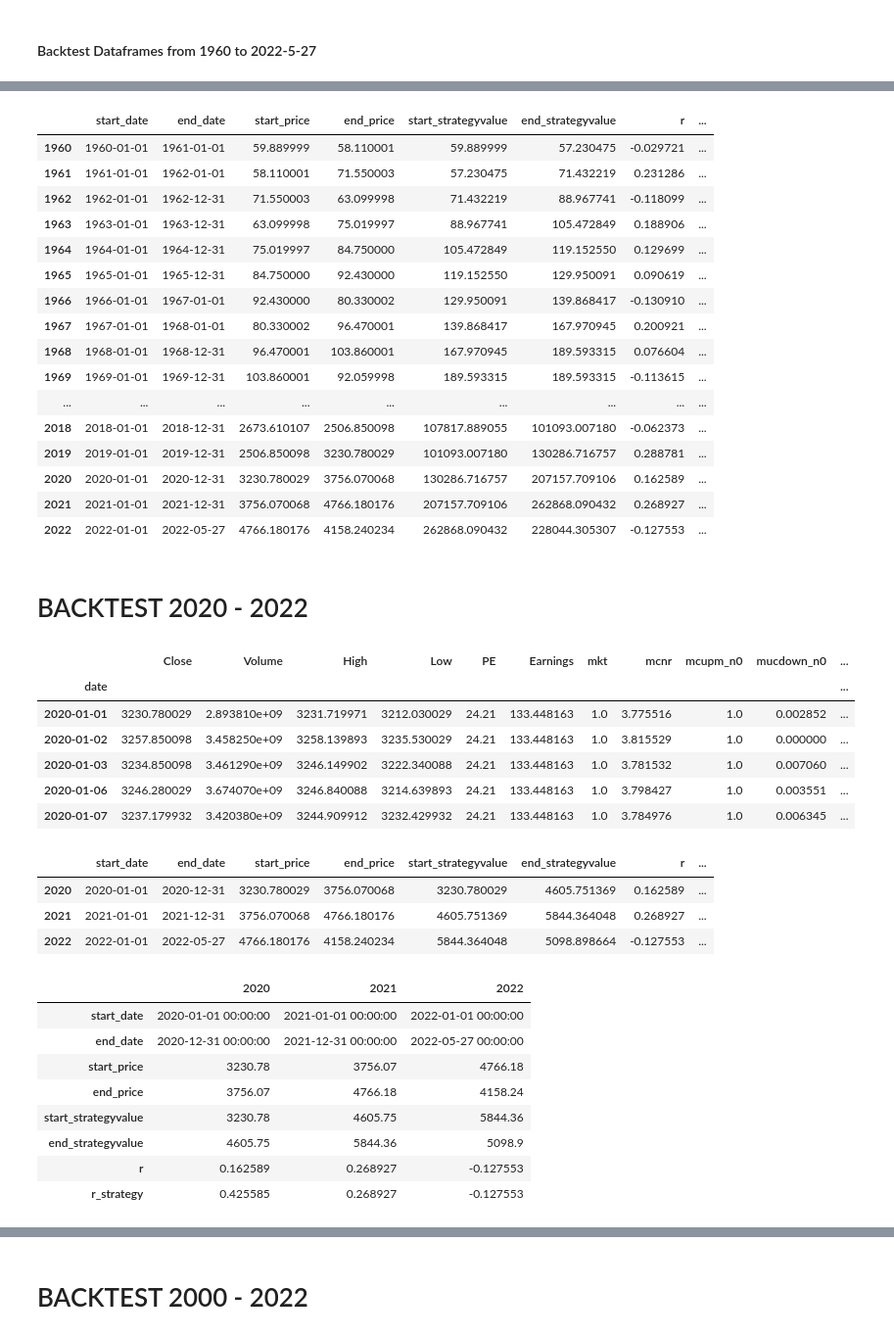
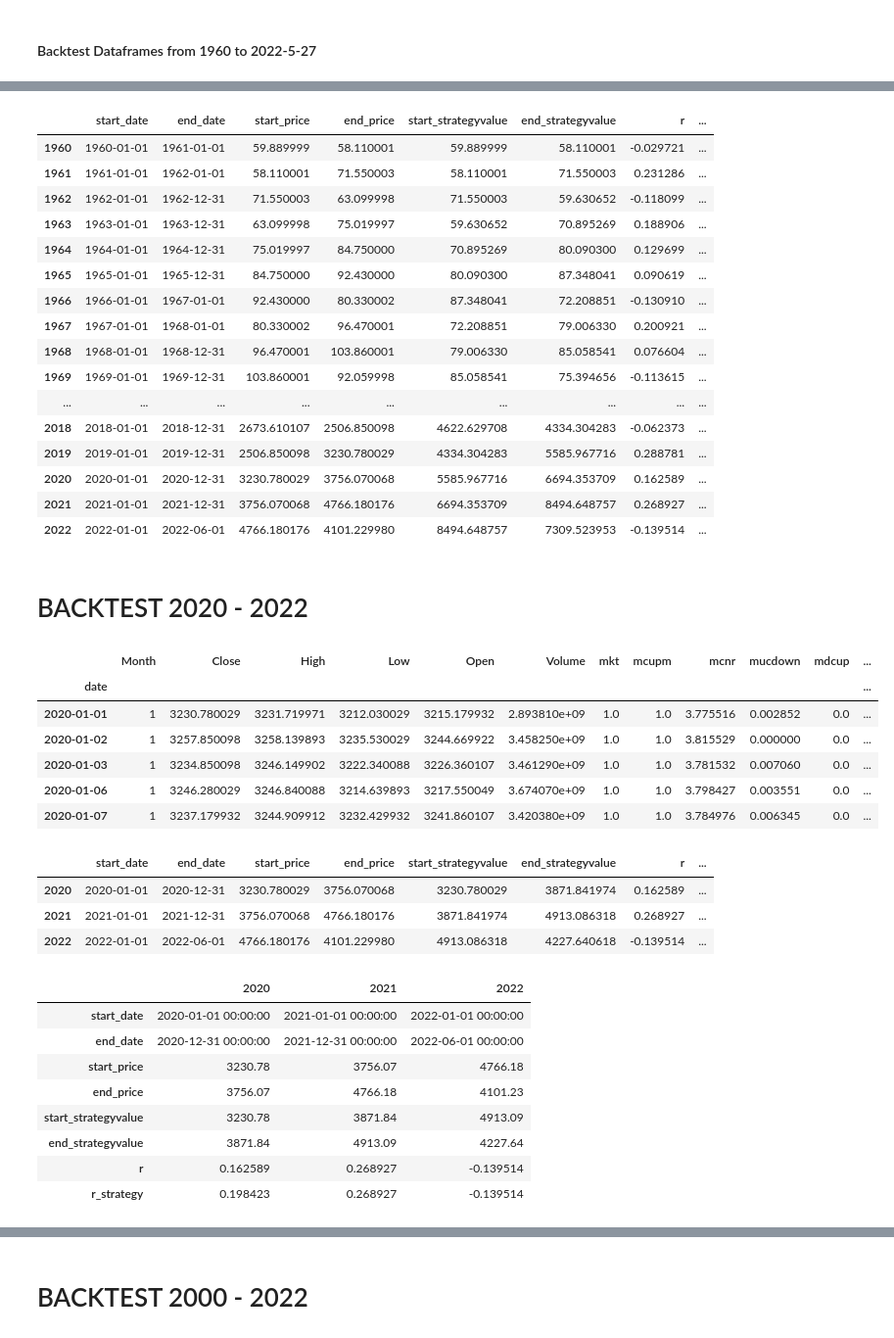
Before and after one commit to Aljgutier/Pyquant, a Jupyter notebook: SP500_MktCycle_ML_2.ipynb, the cells around one changed output, grey strips where cells are left out. Shown at 98% size. Drawn from its saved outputs; the diff is of its cells as text; code cells hidden in the pictures.

```diff
--- a/SP500_MktCycle_ML_2.ipynb
+++ b/SP500_MktCycle_ML_2.ipynb
@@ -29,9 +43,10 @@ filename = './data/df_ml_2022519_195013_to_2022519.csv'
 filename = './data/df_ml_2022520_195013_to_2022520.csv'
 filename ='./data/df_ml_2022526_195013_to_2022526.csv'
 filename = './data/df_ml_2022527_195013_to_2022527.csv'
+filename = './data/df_ml_202265_195013_to_2022527.csv'
+filename = './data/df_ml_202265_195013_to_202263.csv'
 dfMLXY = pd.read_csv(filename,index_col=0,parse_dates=True)
 print(dfMLXY.shape)
-
 
 dfMLXY.drop('T10Y3M',axis=1,inplace=True)  # data starts at 1982-1-1
 
@@ -1030,57 +967,59 @@ dfxyp.tail()
 # %%
-se=(dt.datetime(1960,1,1),dt.datetime(2022,5,27))
+s,e=dt.datetime(1960,1,1),dt.datetime(2022,6,1)
 price_variable = 'Close'
-dftsummary,dfbt=fmbacktest(dfxyp[se[0]:se[1]].copy(),price_variable,'p')
+trade_variable = 'mcupm'
+dftsummary,dfbt=fmbacktest(dfMLXY[s:e].copy(),price_variable,trade_variable)
 dftsummary
 # %% [output]
 |  | start_date | end_date | start_price | end_price | start_strategyvalue | end_strategyvalue | r | ... |
-| 1960 | 1960-01-01 | 1961-01-01 | 59.889999 | 58.110001 | 59.889999 | 57.230475 | -0.029721 | ... |
-| 1961 | 1961-01-01 | 1962-01-01 | 58.110001 | 71.550003 | 57.230475 | 71.432219 | 0.231286 | ... |
-| 1962 | 1962-01-01 | 1962-12-31 | 71.550003 | 63.099998 | 71.432219 | 88.967741 | -0.118099 | ... |
-| 1963 | 1963-01-01 | 1963-12-31 | 63.099998 | 75.019997 | 88.967741 | 105.472849 | 0.188906 | ... |
-| 1964 | 1964-01-01 | 1964-12-31 | 75.019997 | 84.750000 | 105.472849 | 119.152550 | 0.129699 | ... |
-| 1965 | 1965-01-01 | 1965-12-31 | 84.750000 | 92.430000 | 119.152550 | 129.950091 | 0.090619 | ... |
-| 1966 | 1966-01-01 | 1967-01-01 | 92.430000 | 80.330002 | 129.950091 | 139.868417 | -0.130910 | ... |
-| 1967 | 1967-01-01 | 1968-01-01 | 80.330002 | 96.470001 | 139.868417 | 167.970945 | 0.200921 | ... |
-| 1968 | 1968-01-01 | 1968-12-31 | 96.470001 | 103.860001 | 167.970945 | 189.593315 | 0.076604 | ... |
-| 1969 | 1969-01-01 | 1969-12-31 | 103.860001 | 92.059998 | 189.593315 | 189.593315 | -0.113615 | ... |
+| 1960 | 1960-01-01 | 1961-01-01 | 59.889999 | 58.110001 | 59.889999 | 58.110001 | -0.029721 | ... |
+| 1961 | 1961-01-01 | 1962-01-01 | 58.110001 | 71.550003 | 58.110001 | 71.550003 | 0.231286 | ... |
+| 1962 | 1962-01-01 | 1962-12-31 | 71.550003 | 63.099998 | 71.550003 | 59.630652 | -0.118099 | ... |
+| 1963 | 1963-01-01 | 1963-12-31 | 63.099998 | 75.019997 | 59.630652 | 70.895269 | 0.188906 | ... |
+| 1964 | 1964-01-01 | 1964-12-31 | 75.019997 | 84.750000 | 70.895269 | 80.090300 | 0.129699 | ... |
+| 1965 | 1965-01-01 | 1965-12-31 | 84.750000 | 92.430000 | 80.090300 | 87.348041 | 0.090619 | ... |
+| 1966 | 1966-01-01 | 1967-01-01 | 92.430000 | 80.330002 | 87.348041 | 72.208851 | -0.130910 | ... |
+| 1967 | 1967-01-01 | 1968-01-01 | 80.330002 | 96.470001 | 72.208851 | 79.006330 | 0.200921 | ... |
+| 1968 | 1968-01-01 | 1968-12-31 | 96.470001 | 103.860001 | 79.006330 | 85.058541 | 0.076604 | ... |
+| 1969 | 1969-01-01 | 1969-12-31 | 103.860001 | 92.059998 | 85.058541 | 75.394656 | -0.113615 | ... |
 | ... | ... | ... | ... | ... | ... | ... | ... | ... |
-| 2018 | 2018-01-01 | 2018-12-31 | 2673.610107 | 2506.850098 | 107817.889055 | 101093.007180 | -0.062373 | ... |
-| 2019 | 2019-01-01 | 2019-12-31 | 2506.850098 | 3230.780029 | 101093.007180 | 130286.716757 | 0.288781 | ... |
-| 2020 | 2020-01-01 | 2020-12-31 | 3230.780029 | 3756.070068 | 130286.716757 | 207157.709106 | 0.162589 | ... |
-| 2021 | 2021-01-01 | 2021-12-31 | 3756.070068 | 4766.180176 | 207157.709106 | 262868.090432 | 0.268927 | ... |
-| 2022 | 2022-01-01 | 2022-05-27 | 4766.180176 | 4158.240234 | 262868.090432 | 228044.305307 | -0.127553 | ... |
+| 2018 | 2018-01-01 | 2018-12-31 | 2673.610107 | 2506.850098 | 4622.629708 | 4334.304283 | -0.062373 | ... |
+| 2019 | 2019-01-01 | 2019-12-31 | 2506.850098 | 3230.780029 | 4334.304283 | 5585.967716 | 0.288781 | ... |
+| 2020 | 2020-01-01 | 2020-12-31 | 3230.780029 | 3756.070068 | 5585.967716 | 6694.353709 | 0.162589 | ... |
+| 2021 | 2021-01-01 | 2021-12-31 | 3756.070068 | 4766.180176 | 6694.353709 | 8494.648757 | 0.268927 | ... |
+| 2022 | 2022-01-01 | 2022-06-01 | 4766.180176 | 4101.229980 | 8494.648757 | 7309.523953 | -0.139514 | ... |
 # %% [markdown]
 # BACKTEST 2020 - 2022
 # %%
 %run fmml
 price_variable='Close'
-se=(dt.datetime(2020,1,1),dt.datetime(2022,5,27))
-dftsummary_2020_2022,dfbt_2020_2022=fmbacktest(dfxyp[se[0]:se[1]].copy(),price_variable,'p_s')
+s,e=dt.datetime(2020,1,1),dt.datetime(2022,6,1)
+trade_variable = 'mcupm'
+dftsummary_2020_2022,dfbt_2020_2022=fmbacktest(dfMLXY[s:e].copy(),price_variable,trade_variable)
 display(dfbt_2020_2022.head())
 display(dftsummary_2020_2022.tail())
 dftsummary_2020_2022.T
 # %% [output]
-|  | Close | Volume | High | Low | PE | Earnings | mkt | mcnr | mcupm_n0 | mucdown_n0 | ... |
-| date |  |  |  |  |  |  |  |  |  |  | ... |
-| 2020-01-01 | 3230.780029 | 2.893810e+09 | 3231.719971 | 3212.030029 | 24.21 | 133.448163 | 1.0 | 3.775516 | 1.0 | 0.002852 | ... |
-| 2020-01-02 | 3257.850098 | 3.458250e+09 | 3258.139893 | 3235.530029 | 24.21 | 133.448163 | 1.0 | 3.815529 | 1.0 | 0.000000 | ... |
-| 2020-01-03 | 3234.850098 | 3.461290e+09 | 3246.149902 | 3222.340088 | 24.21 | 133.448163 | 1.0 | 3.781532 | 1.0 | 0.007060 | ... |
-| 2020-01-06 | 3246.280029 | 3.674070e+09 | 3246.840088 | 3214.639893 | 24.21 | 133.448163 | 1.0 | 3.798427 | 1.0 | 0.003551 | ... |
-| 2020-01-07 | 3237.179932 | 3.420380e+09 | 3244.909912 | 3232.429932 | 24.21 | 133.448163 | 1.0 | 3.784976 | 1.0 | 0.006345 | ... |
+|  | Month | Close | High | Low | Open | Volume | mkt | mcupm | mcnr | mucdown | mdcup | ... |
+| date |  |  |  |  |  |  |  |  |  |  |  | ... |
+| 2020-01-01 | 1 | 3230.780029 | 3231.719971 | 3212.030029 | 3215.179932 | 2.893810e+09 | 1.0 | 1.0 | 3.775516 | 0.002852 | 0.0 | ... |
+| 2020-01-02 | 1 | 3257.850098 | 3258.139893 | 3235.530029 | 3244.669922 | 3.458250e+09 | 1.0 | 1.0 | 3.815529 | 0.000000 | 0.0 | ... |
+| 2020-01-03 | 1 | 3234.850098 | 3246.149902 | 3222.340088 | 3226.360107 | 3.461290e+09 | 1.0 | 1.0 | 3.781532 | 0.007060 | 0.0 | ... |
+| 2020-01-06 | 1 | 3246.280029 | 3246.840088 | 3214.639893 | 3217.550049 | 3.674070e+09 | 1.0 | 1.0 | 3.798427 | 0.003551 | 0.0 | ... |
+| 2020-01-07 | 1 | 3237.179932 | 3244.909912 | 3232.429932 | 3241.860107 | 3.420380e+09 | 1.0 | 1.0 | 3.784976 | 0.006345 | 0.0 | ... |
 |  | start_date | end_date | start_price | end_price | start_strategyvalue | end_strategyvalue | r | ... |
-| 2020 | 2020-01-01 | 2020-12-31 | 3230.780029 | 3756.070068 | 3230.780029 | 4605.751369 | 0.162589 | ... |
-| 2021 | 2021-01-01 | 2021-12-31 | 3756.070068 | 4766.180176 | 4605.751369 | 5844.364048 | 0.268927 | ... |
-| 2022 | 2022-01-01 | 2022-05-27 | 4766.180176 | 4158.240234 | 5844.364048 | 5098.898664 | -0.127553 | ... |
+| 2020 | 2020-01-01 | 2020-12-31 | 3230.780029 | 3756.070068 | 3230.780029 | 3871.841974 | 0.162589 | ... |
+| 2021 | 2021-01-01 | 2021-12-31 | 3756.070068 | 4766.180176 | 3871.841974 | 4913.086318 | 0.268927 | ... |
+| 2022 | 2022-01-01 | 2022-06-01 | 4766.180176 | 4101.229980 | 4913.086318 | 4227.640618 | -0.139514 | ... |
 |  | 2020 | 2021 | 2022 |
 | start_date | 2020-01-01 00:00:00 | 2021-01-01 00:00:00 | 2022-01-01 00:00:00 |
-| end_date | 2020-12-31 00:00:00 | 2021-12-31 00:00:00 | 2022-05-27 00:00:00 |
+| end_date | 2020-12-31 00:00:00 | 2021-12-31 00:00:00 | 2022-06-01 00:00:00 |
 | start_price | 3230.78 | 3756.07 | 4766.18 |
-| end_price | 3756.07 | 4766.18 | 4158.24 |
-| start_strategyvalue | 3230.78 | 4605.75 | 5844.36 |
-| end_strategyvalue | 4605.75 | 5844.36 | 5098.9 |
-| r | 0.162589 | 0.268927 | -0.127553 |
-| r_strategy | 0.425585 | 0.268927 | -0.127553 |
+| end_price | 3756.07 | 4766.18 | 4101.23 |
+| start_strategyvalue | 3230.78 | 3871.84 | 4913.09 |
+| end_strategyvalue | 3871.84 | 4913.09 | 4227.64 |
+| r | 0.162589 | 0.268927 | -0.139514 |
+| r_strategy | 0.198423 | 0.268927 | -0.139514 |
 # %%
 %run fmplot
 
```
Also changed, not shown: parts of 75 cells of this notebook, 3 other files.
